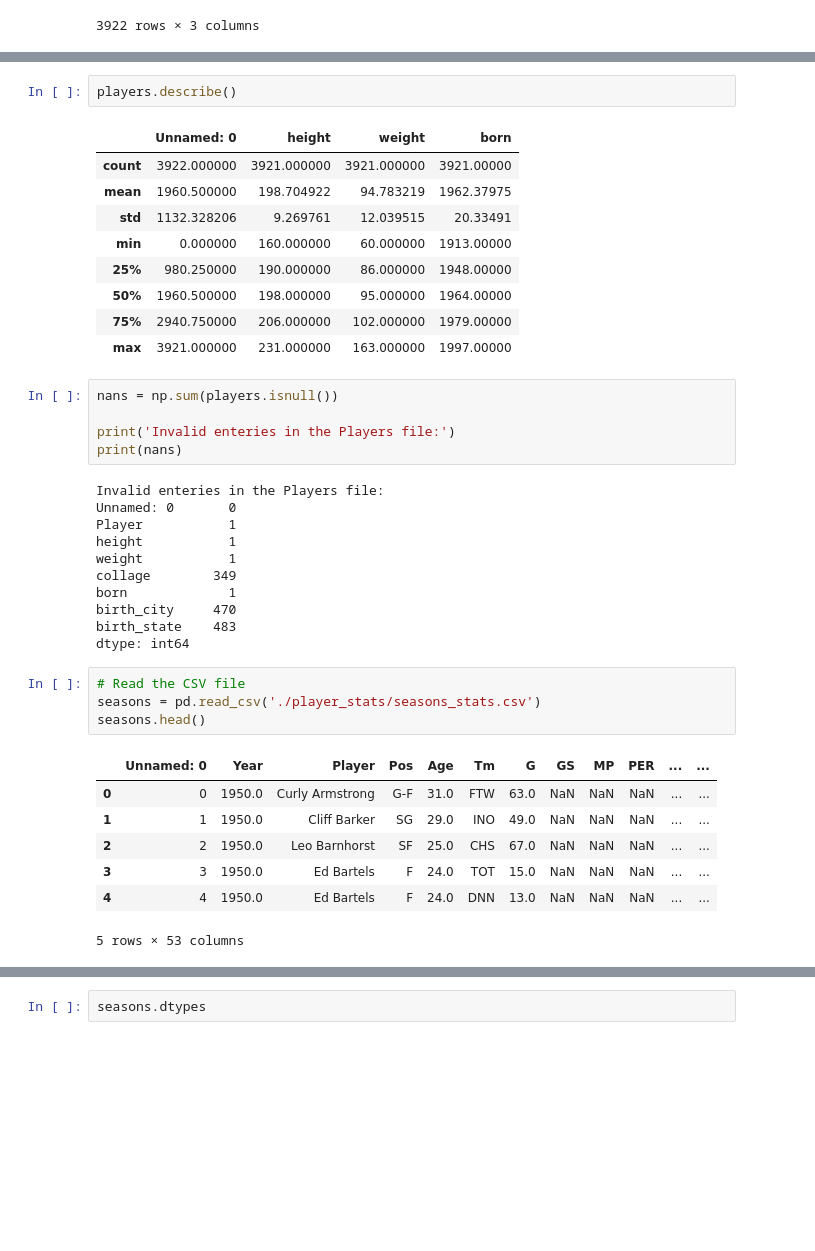
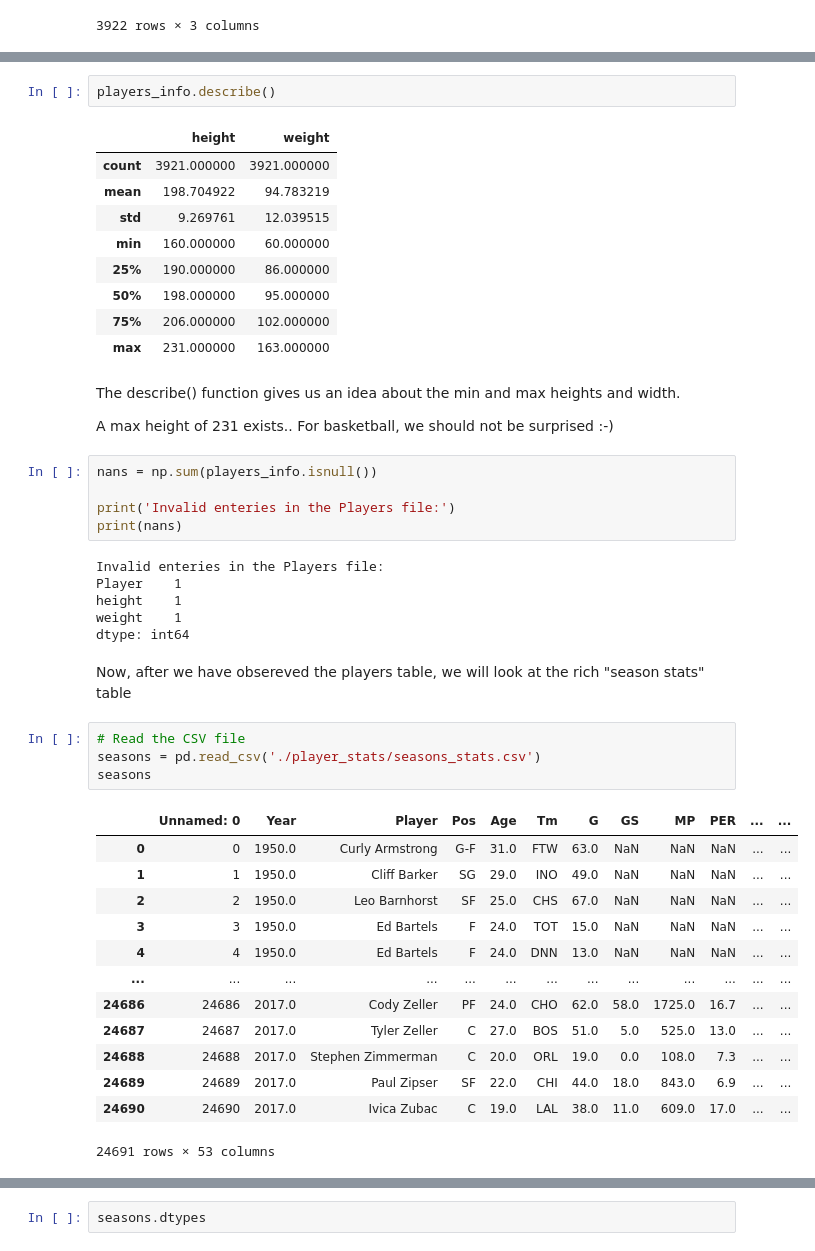
Before and after one commit to AndrewEdward37/15288_Final_Project, a Jupyter notebook: NBA_Salaries_QuAM.ipynb, the cells around one changed output, grey strips where cells are left out. Saved outputs shown, nothing was run; the diff lists cells and outputs as text; blank space fills up the shorter version.

Commit message:
QuAM interface is functional

```diff
--- a/NBA_Salaries_QuAM.ipynb
+++ b/NBA_Salaries_QuAM.ipynb
@@ -232,40 +282,47 @@ memory usage: 245.2+ KB
 # %%
-players.describe()
+players_info.describe()
 # %% [output]
-|  | Unnamed: 0 | height | weight | born |
-| count | 3922.000000 | 3921.000000 | 3921.000000 | 3921.00000 |
-| mean | 1960.500000 | 198.704922 | 94.783219 | 1962.37975 |
-| std | 1132.328206 | 9.269761 | 12.039515 | 20.33491 |
-| min | 0.000000 | 160.000000 | 60.000000 | 1913.00000 |
-| 25% | 980.250000 | 190.000000 | 86.000000 | 1948.00000 |
-| 50% | 1960.500000 | 198.000000 | 95.000000 | 1964.00000 |
-| 75% | 2940.750000 | 206.000000 | 102.000000 | 1979.00000 |
-| max | 3921.000000 | 231.000000 | 163.000000 | 1997.00000 |
+|  | height | weight |
+| count | 3921.000000 | 3921.000000 |
+| mean | 198.704922 | 94.783219 |
+| std | 9.269761 | 12.039515 |
+| min | 160.000000 | 60.000000 |
+| 25% | 190.000000 | 86.000000 |
+| 50% | 198.000000 | 95.000000 |
+| 75% | 206.000000 | 102.000000 |
+| max | 231.000000 | 163.000000 |
+# %% [markdown]
+The describe() function gives us an idea about the min and max heights and width.
+
+A max height of 231 exists.. For basketball, we should not be surprised :-)
 # %%
-nans = np.sum(players.isnull())
+nans = np.sum(players_info.isnull())
 
 print('Invalid enteries in the Players file:')
 print(nans)
 # %% [output]
 Invalid enteries in the Players file:
-Unnamed: 0       0
-Player           1
-height           1
-weight           1
-collage        349
-born             1
-birth_city     470
-birth_state    483
+Player    1
+height    1
+weight    1
 dtype: int64
+# %% [markdown]
+Now, after we have obsereved the players table, we will look at the rich "season stats" table
 # %%
 # Read the CSV file
 seasons = pd.read_csv('./player_stats/seasons_stats.csv')
-seasons.head()
+seasons
 # %% [output]
 |  | Unnamed: 0 | Year | Player | Pos | Age | Tm | G | GS | MP | PER | ... | ... |
 | 0 | 0 | 1950.0 | Curly Armstrong | G-F | 31.0 | FTW | 63.0 | NaN | NaN | NaN | ... | ... |
 | 1 | 1 | 1950.0 | Cliff Barker | SG | 29.0 | INO | 49.0 | NaN | NaN | NaN | ... | ... |
 | 2 | 2 | 1950.0 | Leo Barnhorst | SF | 25.0 | CHS | 67.0 | NaN | NaN | NaN | ... | ... |
 | 3 | 3 | 1950.0 | Ed Bartels | F | 24.0 | TOT | 15.0 | NaN | NaN | NaN | ... | ... |
 | 4 | 4 | 1950.0 | Ed Bartels | F | 24.0 | DNN | 13.0 | NaN | NaN | NaN | ... | ... |
+| ... | ... | ... | ... | ... | ... | ... | ... | ... | ... | ... | ... | ... |
+| 24686 | 24686 | 2017.0 | Cody Zeller | PF | 24.0 | CHO | 62.0 | 58.0 | 1725.0 | 16.7 | ... | ... |
+| 24687 | 24687 | 2017.0 | Tyler Zeller | C | 27.0 | BOS | 51.0 | 5.0 | 525.0 | 13.0 | ... | ... |
+| 24688 | 24688 | 2017.0 | Stephen Zimmerman | C | 20.0 | ORL | 19.0 | 0.0 | 108.0 | 7.3 | ... | ... |
+| 24689 | 24689 | 2017.0 | Paul Zipser | SF | 22.0 | CHI | 44.0 | 18.0 | 843.0 | 6.9 | ... | ... |
+| 24690 | 24690 | 2017.0 | Ivica Zubac | C | 19.0 | LAL | 38.0 | 11.0 | 609.0 | 17.0 | ... | ... |
-5 rows × 53 columns
+24691 rows × 53 columns
```
Also changed, not shown: parts of 123 cells of this notebook, 2 other files.
